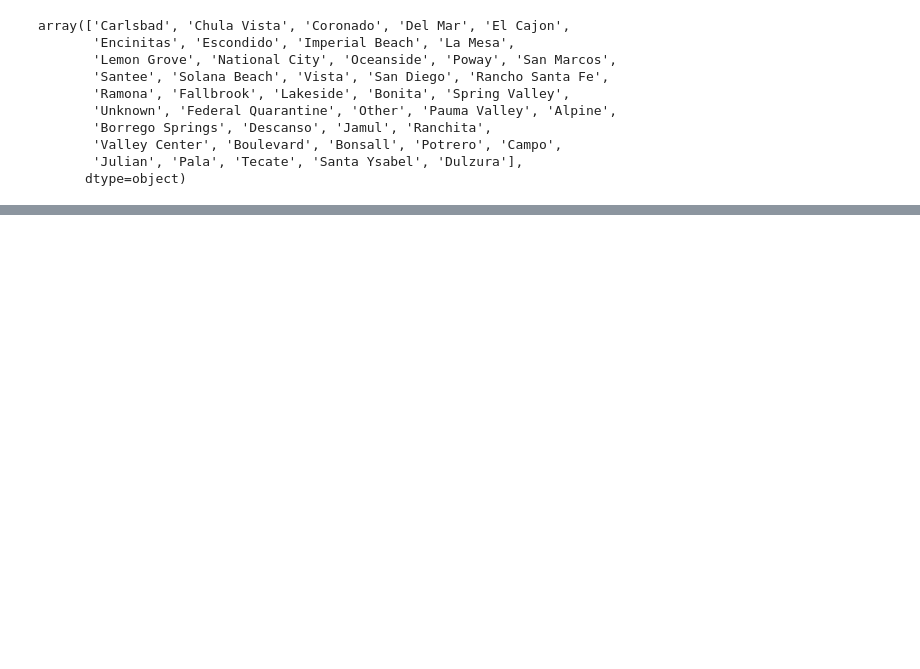
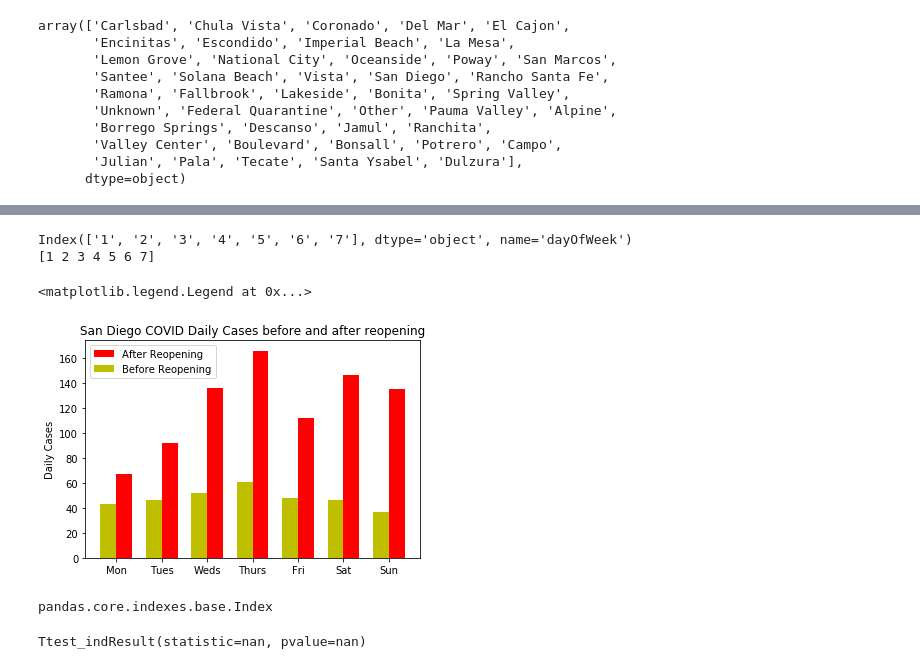
Before and after one commit to waychang626/Summer-2020-Projects-, a Jupyter notebook: COVID19-Project/COVID_SD.ipynb, the cells around one changed output, grey strips where cells are left out. Cells and saved outputs as stored; diff of their text form; code cells hidden in the pictures; blank space fills up the shorter version.

Commit message:
starting hypothesis testing

```diff
--- a/COVID19-Project/COVID_SD.ipynb
+++ b/COVID19-Project/COVID_SD.ipynb
@@ -228,0 +240,19 @@ array(['Carlsbad', 'Chula Vista', 'Coronado', 'Del Mar', 'El Cajon',
+# %%
+## get the weekly average between the stay at home order and reopen
+## reindex
+index_list = []
+index_list = list(range(0, len(df_sd)))
+df_sd.index = index_list
+## get index of day of stay at home order
+start = df_sd[df_sd['date'] == '03-20'].index
+end = df_sd[df_sd['date'] == '06-12'].index
+
+##get the df for stay at home order
+df_sd_stay_at_home = df_sd.iloc[start[0]: end[0]]
+
+## get the df for reopening
+df_sd_reopen = df_sd.iloc[end[0]:]
+# %%
+## get pv table for daily averages per day of week for df_stay_at_home and df_reopen
+pv_weekday_sd_stay_at_home = df_sd_stay_at_home.pivot_table(index = 'dayOfWeek', values = 'DailyCases')
+pv_weekday_sd_reopen = df_sd_reopen.pivot_table(index = 'dayOfWeek', values = 'DailyCases')
@@ -228,0 +269,39 @@ array(['Carlsbad', 'Chula Vista', 'Coronado', 'Del Mar', 'El Cajon',
+# %%
+## graphing the two
+N = 7
+ind = pv_weekday_sd_reopen.index  # the x locations for the groups
+width = 0.35       # the width of the bars
+pos = np.arange(N)+1
+print(ind)
+print(pos)
+fig,ax = plt.subplots()
+
+## creating rectangles for ax
+rects1 = ax.bar(pos+width, pv_weekday_sd_reopen['DailyCases'], width, color = 'r')
+rects2 = ax.bar(pos, pv_weekday_sd_stay_at_home['DailyCases'], width, color = 'y')
+
+ax.set_ylabel('Daily Cases')
+ax.set_title('San Diego COVID Daily Cases before and after reopening')
+ax.set_xticks(pos + width / 2)
+ax.set_xticklabels(('Mon', 'Tues', 'Weds', 'Thurs', 'Fri', 'Sat', 'Sun'))
+
+ax.legend((rects1[0], rects2[0]), ('After Reopening', 'Before Reopening'))
+# %% [output]
+Index(['1', '2', '3', '4', '5', '6', '7'], dtype='object', name='dayOfWeek')
+[1 2 3 4 5 6 7]
+<matplotlib.legend.Legend at 0x...>
+[figure, added]
+# %%
+type(ind)
+# %% [output]
+pandas.core.indexes.base.Index
+# %%
+## conduct 1 tail student t test
+#pv_weekday_sd_stay_at_home['zscore'] =
+stats.ttest_ind(pv_weekday_sd_reopen['DailyCases'].iloc[0], pv_weekday_sd_stay_at_home['DailyCases'].iloc[0])
+
+
+## the problem here seems to be I need to input the data individually by day of the week
+## do tomorrow i'm tired
+# %% [output]
+Ttest_indResult(statistic=nan, pvalue=nan)
```
Also changed, not shown: parts of 14 cells of this notebook, 2 other files.
